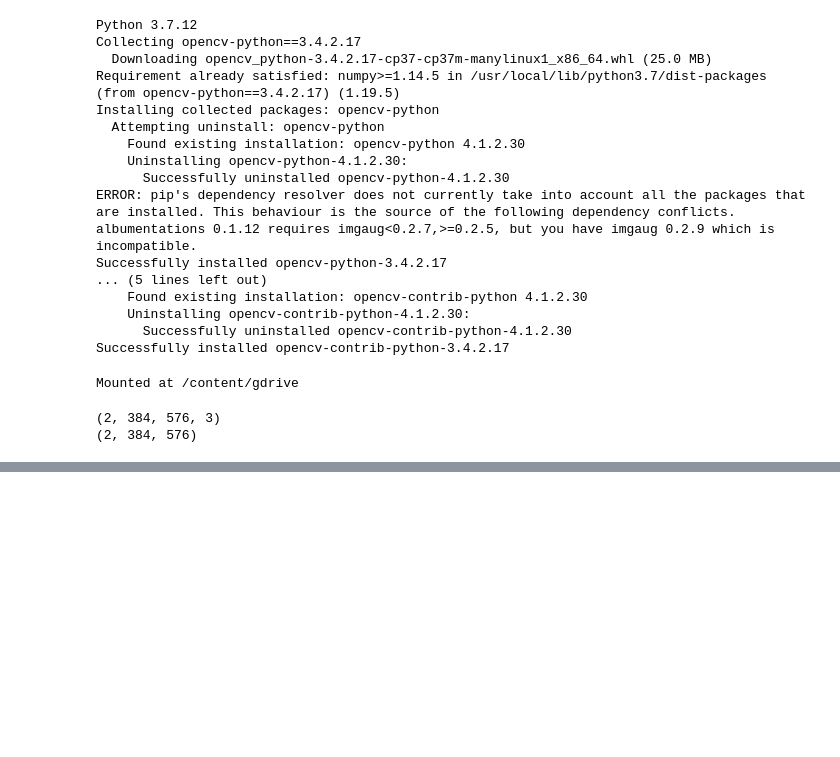
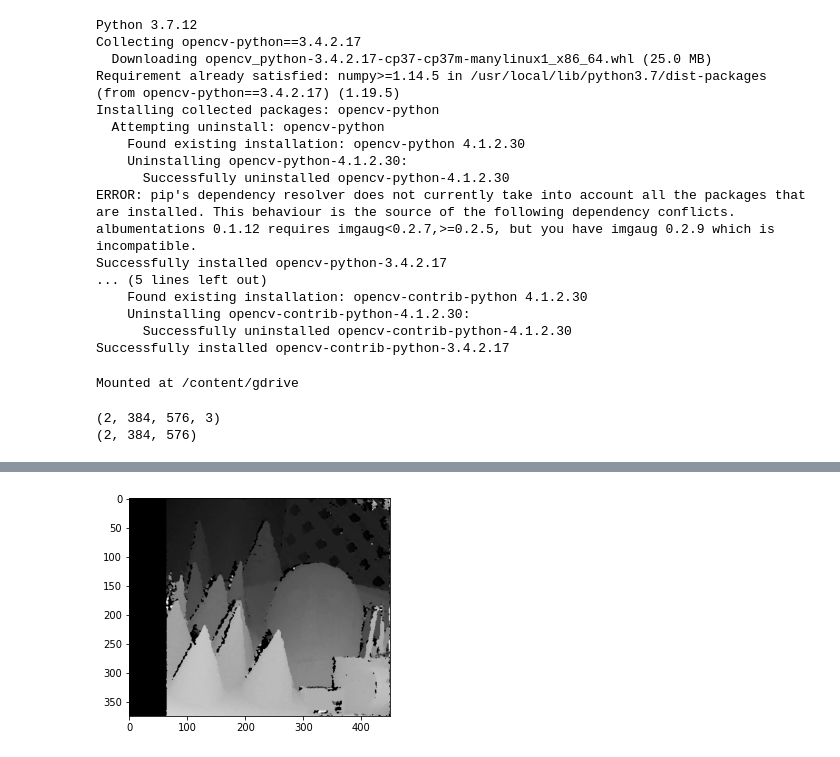
Before and after one commit to scheung97/EECE5639_ComputerVision, a Jupyter notebook: p3.ipynb, the cells around one changed output, grey strips where cells are left out. Saved outputs shown, nothing was run; the diff lists cells and outputs as text; code cells hidden in the pictures; blank space fills up the shorter version.

```diff
--- a/p3.ipynb
+++ b/p3.ipynb
@@ -186,0 +242,44 @@ print('----------------------------------')
+# %%
+# 3. Compute a dense disparity map using the Fundamental matrix to help reduce
+# the search space. The output should be three images, one image with the
+# vertical disparity component, and another image with the horizontal disparity
+# component, and a third image representing the disparity vector using color,
+# where the direction of the vector is coded by hue, and the length of the
+# vector is coded by saturation. For gray scale display, scale the disparity
+# values so the lowest disparity is 0 and the highest disparity is 255.
+
+# https://opencv24-python-tutorials.readthedocs.io/en/latest/py_tutorials/py_calib3d/py_depthmap/py_depthmap.html
+# https://fossies.org/linux/opencv/samples/python/stereo_match.py
+
+min_disp = 16
+num_disp = 64-min_disp
+
+stereo = cv2.StereoSGBM_create(minDisparity = min_disp,
+                               numDisparities = num_disp, blockSize = 1)
+disp = stereo.compute(img1, img2).astype(np.float32) / 16.0
+'''
+mod_disp = np.zeros_like(disp)
+for i in range(disp.shape[0]):
+    for j in range(disp.shape[1]):
+        if disp[i][j] < 16.0:
+            mod_disp[i][j] = 0
+        elif disp[i][j] < 32.0:
+            mod_disp[i][j] = 16
+        elif disp[i][j] < 48.0:
+            mod_disp[i][j] = 32
+        elif disp[i][j] < 64.0:
+            mod_disp[i][j] = 48
+
+print(np.min(disp))
+print(np.max(disp))
+print(np.min(mod_disp))
+print(np.max(mod_disp))
+plt.imshow(mod_disp, 'gray')
+'''
+
+plt.imshow(disp, 'gray')
+#plt.imshow(disp)
+
+plt.show()
+# %% [output]
+[figure, added]
```
Also changed, not shown: parts of 4 cells of this notebook.
